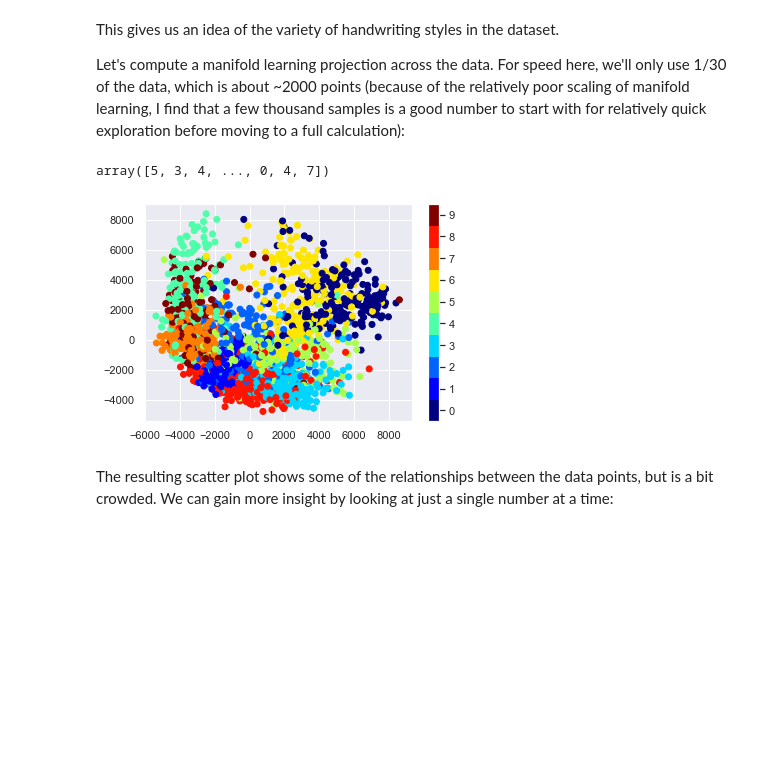
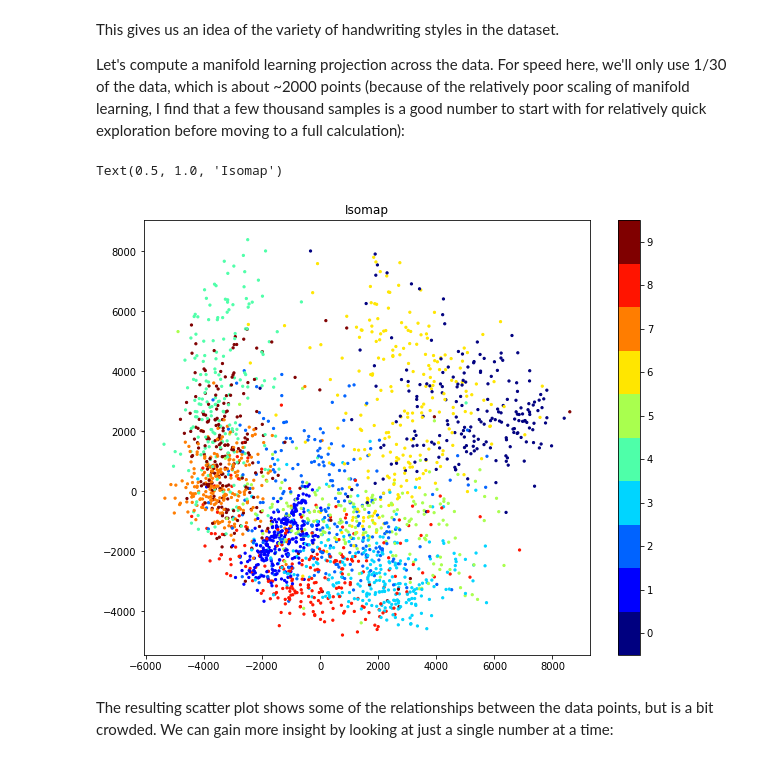
Before and after one commit to yongduek/PythonDataScienceHandbook, a Jupyter notebook: notebooks/05.10-Manifold-Learning.ipynb, the cells around one changed output. Saved outputs shown, nothing was run; the diff lists cells and outputs as text; code cells hidden in the pictures; blank space fills up the shorter version.

```diff
--- a/notebooks/05.10-Manifold-Learning.ipynb
+++ b/notebooks/05.10-Manifold-Learning.ipynb
@@ -382,10 +403,6 @@ This gives us an idea of the variety of handwriting styles in the dataset.
 Let's compute a manifold learning projection across the data.
 For speed here, we'll only use 1/30 of the data, which is about ~2000 points
 (because of the relatively poor scaling of manifold learning, I find that a few thousand samples is a good number to start with for relatively quick exploration before moving to a full calculation):
-# %%
-target.astype(np.int)
-# %% [output]
-array([5, 3, 4, ..., 0, 4, 7])
 # %%
 # use only 1/30 of the data: full dataset takes a long time!
 data = mnist.data[::30]
@@ -394,11 +411,14 @@ target = mnist.target[::30].astype(np.int)
 model = Isomap(n_components=2)
 proj = model.fit_transform(data)
 # %%
-plt.scatter(proj[:, 0], proj[:, 1], c=target.astype(np.int), cmap=plt.cm.get_cmap('jet', 10))
+plt.figure(figsize=(10,8))
+plt.scatter(proj[:, 0], proj[:, 1], c=target.astype(np.int), cmap=plt.cm.get_cmap('jet', 10), s=5)
 plt.colorbar(ticks=range(10))
 plt.clim(-0.5, 9.5);
+plt.title('Isomap')
 # %% [output]
+Text(0.5, 1.0, 'Isomap')
-[figure, old version]
+[figure, new version]
 # %% [markdown]
 The resulting scatter plot shows some of the relationships between the data points, but is a bit crowded.
 We can gain more insight by looking at just a single number at a time:
```
Also changed, not shown: parts of 20 cells of this notebook, 4 other files.
